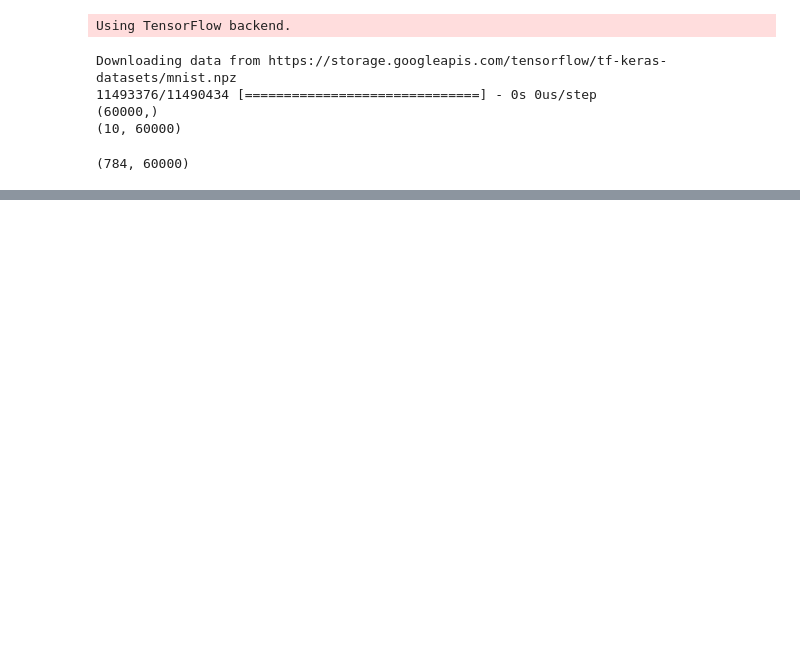
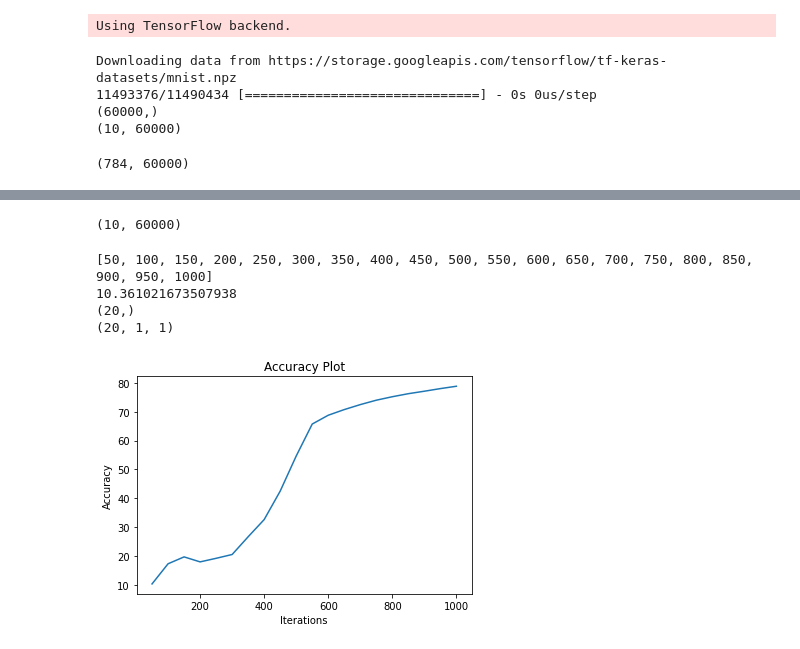
Before and after one commit to divgup/cs671, a Jupyter notebook: Assignment1/assignment1_q2(mnist_data).ipynb, the cells around one changed output, grey strips where cells are left out. Saved outputs shown, nothing was run; the diff lists cells and outputs as text; code cells hidden in the pictures; blank space fills up the shorter version.

```diff
--- a/Assignment1/assignment1_q2(mnist_data).ipynb
+++ b/Assignment1/assignment1_q2(mnist_data).ipynb
@@ -19,6 +19,7 @@ Y_te_T = to_categorical(Y_te_resh,num_classes=10)
 Y_train = Y_tr_T.T
 Y_test = Y_te_T.T
 print(Y_train.shape)
+size=Y_train.shape[1]
 # %% [output]
 Using TensorFlow backend.
 Downloading data from https://storage.googleapis.com/tensorflow/tf-keras-datasets/mnist.npz
@@ -117,7 +141,8 @@ def weight_update(num_layers,alpha,grad):
 alpha = 0.01
 num_layers = 4
 cost=[]
-num_itr = 3000
+accuracy=[]
+num_itr = 1000
 num_hidden_layers = 2
 initialisation()
 forward_pass(X_train,num_layers)
@@ -131,6 +156,8 @@ for it in range(num_itr):
   weight_update(num_layers,alpha,grad)
   if it%50==0:
     cost.append(calc_loss(Y_train,output))
-    print(calc_loss(Y_train,output))
+    accuracy.append(cal_acc(Y_train, output))
+    cal_acc(Y_train,output)
+    # print(calc_loss(Y_train,output))
   #print(parameters["b1"].shape)
 # %% [output]
@@ -165,0 +243,4 @@ print(acc_percentage)
+# %%
+print(Y_train.shape)
+# %% [output]
+(10, 60000)
@@ -165,0 +292,31 @@ print(acc_percentage)
+# %%
+import matplotlib as mpl
+import matplotlib.pyplot as plt
+index=[]
+for i in range(1,21):
+  index.append(i*50)
+print(index)
+print(accuracy[0][0][0])
+accu=[]
+for i in range(0,20):
+  accu.append(accuracy[i][0][0])
+
+print(np.array(accu).shape)
+# plt.plot(index,accuracy)
+
+# naming the x axis
+plt.xlabel('Iterations')
+# naming the y axis
+plt.ylabel('Accuracy')
+
+# giving a title to my graph
+plt.title('Accuracy Plot')
+
+# print(np.array(accuracy).shape)
+plt.plot(index,accu)
+# %% [output]
+[50, 100, 150, 200, 250, 300, 350, 400, 450, 500, 550, 600, 650, 700, 750, 800, 850, 900, 950, 1000]
+10.361021673507938
+(20,)
+(20, 1, 1)
+[figure, added]
```
Also changed, not shown: parts of 13 cells of this notebook.
